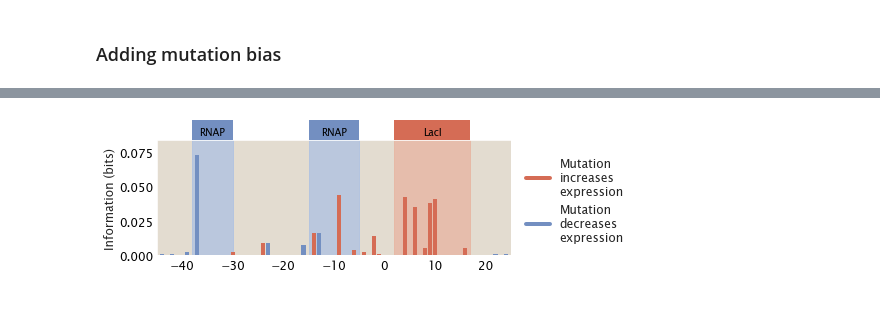
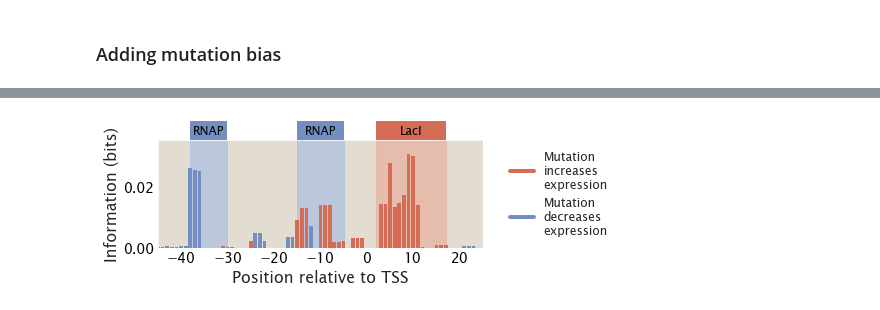
Before and after one commit to RPGroup-PBoC/theoretical_regseq, a Jupyter notebook: notebooks/experimental/mutation_bias.ipynb, the cells around one changed output, grey strips where cells are left out. Cells and saved outputs as stored; diff of their text form; code cells hidden in the pictures.

```diff
--- a/notebooks/experimental/mutation_bias.ipynb
+++ b/notebooks/experimental/mutation_bias.ipynb
@@ -80,19 +100,18 @@ tregs.footprint.plot_footprint(promoter, df, region_params,
 # %%
-# only allowing C to T and G to A changes, without smoothing
+# only allowing C to T and G to A changes, with smoothing
 allowed_alph = np.array([[False, False, False, False],
                          [False, False, False, True],
                          [True, False, False, False],
                          [False, False, False, False]])
 
 df = tregs.simulate.sim(promoter, tregs.simulate.simrep_pbound, [rnap_site, rep_site],
                         *[n_NS, n_p, n_r, rnap_emat, rep_emat, ep_wt, er_wt],
                         allowed_alph=allowed_alph, mutrate=0.1,
                         biased=True)
 
 region_params = [(-38, -30, 'P', 'RNAP'), (-15, -5, 'P', 'RNAP'), (2, 17, 'R', 'LacI')]
 tregs.footprint.plot_footprint(promoter, df, region_params,
-                               x_lims=(-45, 25), fig_width=8,
-                               legend_xcoord=1.35, smoothed=False,
-                               outfile='../../figs/mutation_bias.png')
+                               x_lims=(-45, 25), fig_width=7.5,
+                               legend_xcoord=1.05)
 # %% [output]
-[figure, old version]
+[figure, new version]
```
Also changed, not shown: parts of 6 cells of this notebook, 42 other files.
